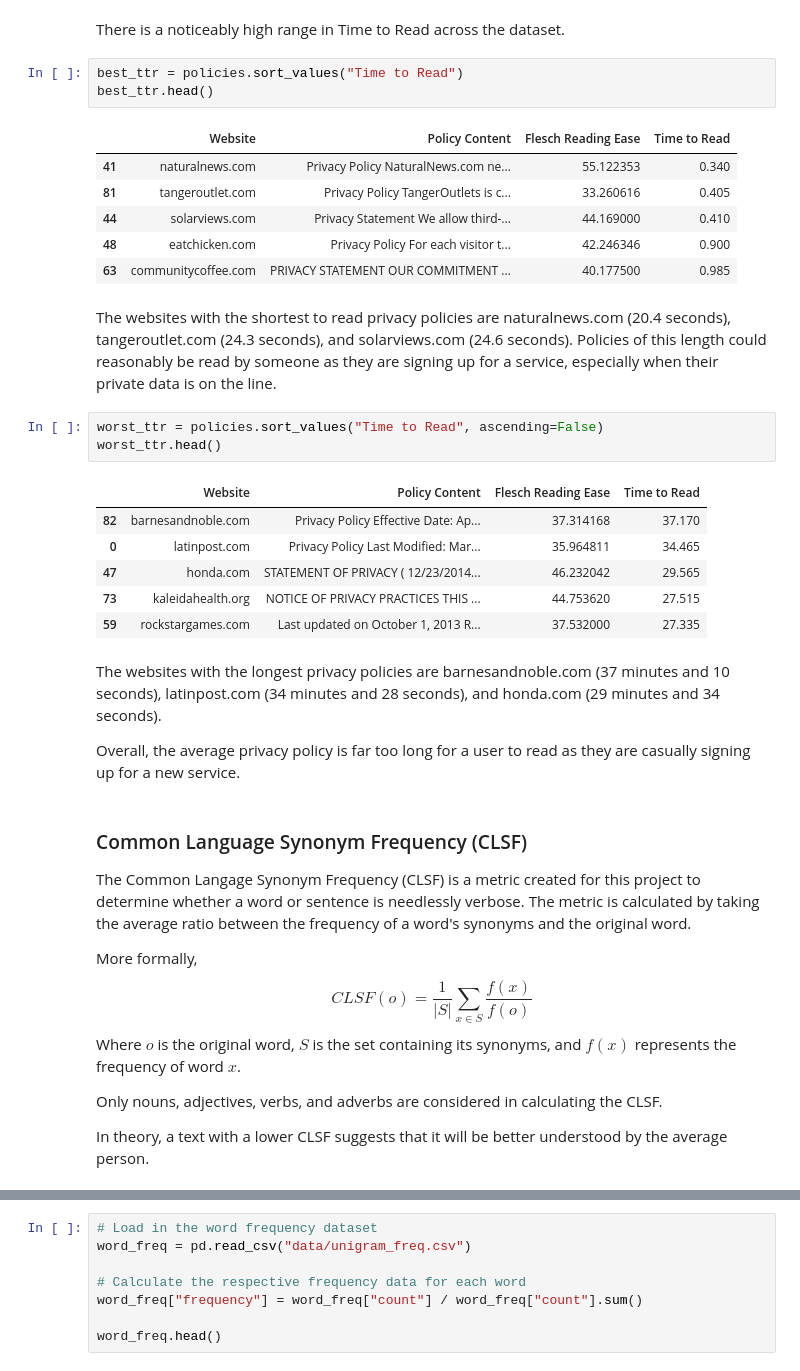
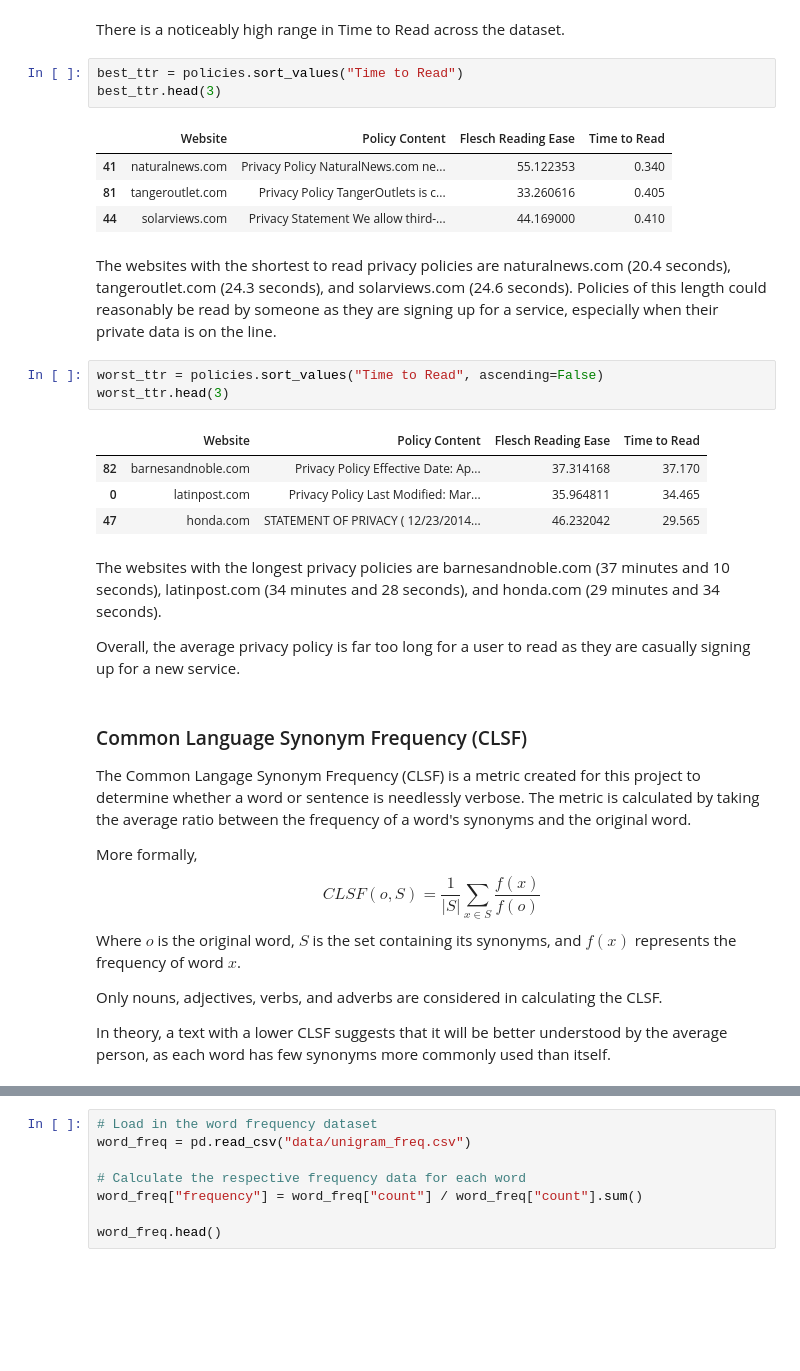
Before and after one commit to griffhurt/cmpinf1205_final, a Jupyter notebook: code/proj.ipynb, the cells around one changed output, grey strips where cells are left out. Cells and saved outputs as stored; diff of their text form; blank space fills up the shorter version.

```diff
--- a/code/proj.ipynb
+++ b/code/proj.ipynb
@@ -214,26 +212,22 @@ array([[<matplotlib.axes._subplots.AxesSubplot object at 0x...>]],
 There is a noticeably high range in Time to Read across the dataset.
 # %%
 best_ttr = policies.sort_values("Time to Read")
-best_ttr.head()
+best_ttr.head(3)
 # %% [output]
 |  | Website | Policy Content | Flesch Reading Ease | Time to Read |
 | 41 | naturalnews.com | Privacy Policy NaturalNews.com ne... | 55.122353 | 0.340 |
 | 81 | tangeroutlet.com | Privacy Policy TangerOutlets is c... | 33.260616 | 0.405 |
 | 44 | solarviews.com | Privacy Statement We allow third-... | 44.169000 | 0.410 |
-| 48 | eatchicken.com | Privacy Policy For each visitor t... | 42.246346 | 0.900 |
-| 63 | communitycoffee.com | PRIVACY STATEMENT OUR COMMITMENT ... | 40.177500 | 0.985 |
 # %% [markdown]
 The websites with the shortest to read privacy policies are naturalnews.com (20.4 seconds), tangeroutlet.com (24.3 seconds), and solarviews.com (24.6 seconds). Policies of this length could reasonably be read by someone as they are signing up for a service, especially when their private data is on the line.
 # %%
 worst_ttr = policies.sort_values("Time to Read", ascending=False)
-worst_ttr.head()
+worst_ttr.head(3)
 # %% [output]
 |  | Website | Policy Content | Flesch Reading Ease | Time to Read |
 | 82 | barnesandnoble.com | Privacy Policy Effective Date: Ap... | 37.314168 | 37.170 |
 | 0 | latinpost.com | Privacy Policy Last Modified: Mar... | 35.964811 | 34.465 |
 | 47 | honda.com | STATEMENT OF PRIVACY ( 12/23/2014... | 46.232042 | 29.565 |
-| 73 | kaleidahealth.org | NOTICE OF PRIVACY PRACTICES THIS ... | 44.753620 | 27.515 |
-| 59 | rockstargames.com | Last updated on October 1, 2013 R... | 37.532000 | 27.335 |
 # %% [markdown]
 The websites with the longest privacy policies are barnesandnoble.com (37 minutes and 10 seconds), latinpost.com (34 minutes and 28 seconds), and honda.com (29 minutes and 34 seconds).
 
@@ -244,12 +238,12 @@ Overall, the average privacy policy is far too long for a user to read as they a
 The Common Langage Synonym Frequency (CLSF) is a metric created for this project to determine whether a word or sentence is needlessly verbose. The metric is calculated by taking the average ratio between the frequency of a word's synonyms and the original word.
 
 More formally,
-$$ CLSF(o) = \frac{1}{|S|}\sum_{x \in S}{\frac{f(x)}{f(o)}} $$
+$$ CLSF(o, S) = \frac{1}{|S|}\sum_{x \in S}{\frac{f(x)}{f(o)}} $$
 Where $o$ is the original word, $S$ is the set containing its synonyms, and $f(x)$ represents the frequency of word $x$.
 
 Only nouns, adjectives, verbs, and adverbs are considered in calculating the CLSF.
 
-In theory, a text with a lower CLSF suggests that it will be better understood by the average person.
+In theory, a text with a lower CLSF suggests that it will be better understood by the average person, as each word has few synonyms more commonly used than itself.
 # %% [markdown]
 #### Calculating Word Frequency
 
```
Also changed, not shown: parts of 8 cells of this notebook.
